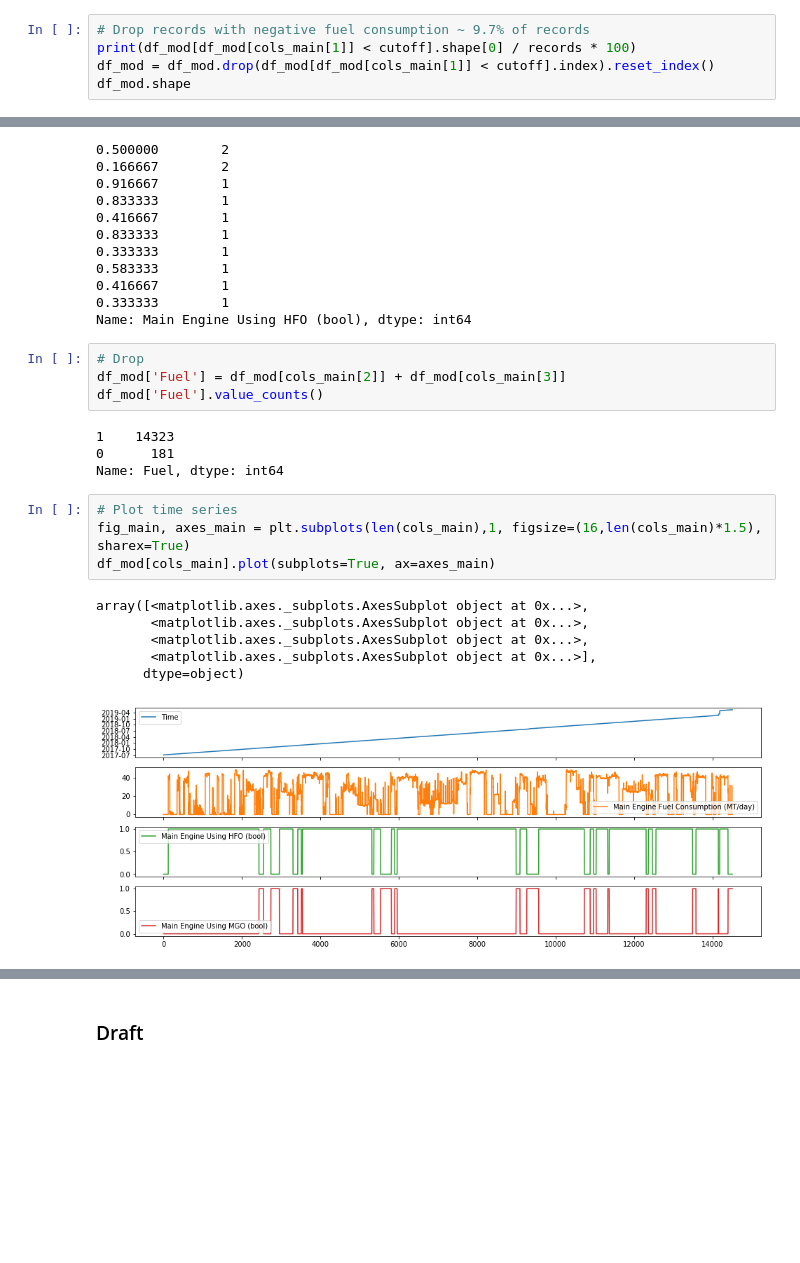
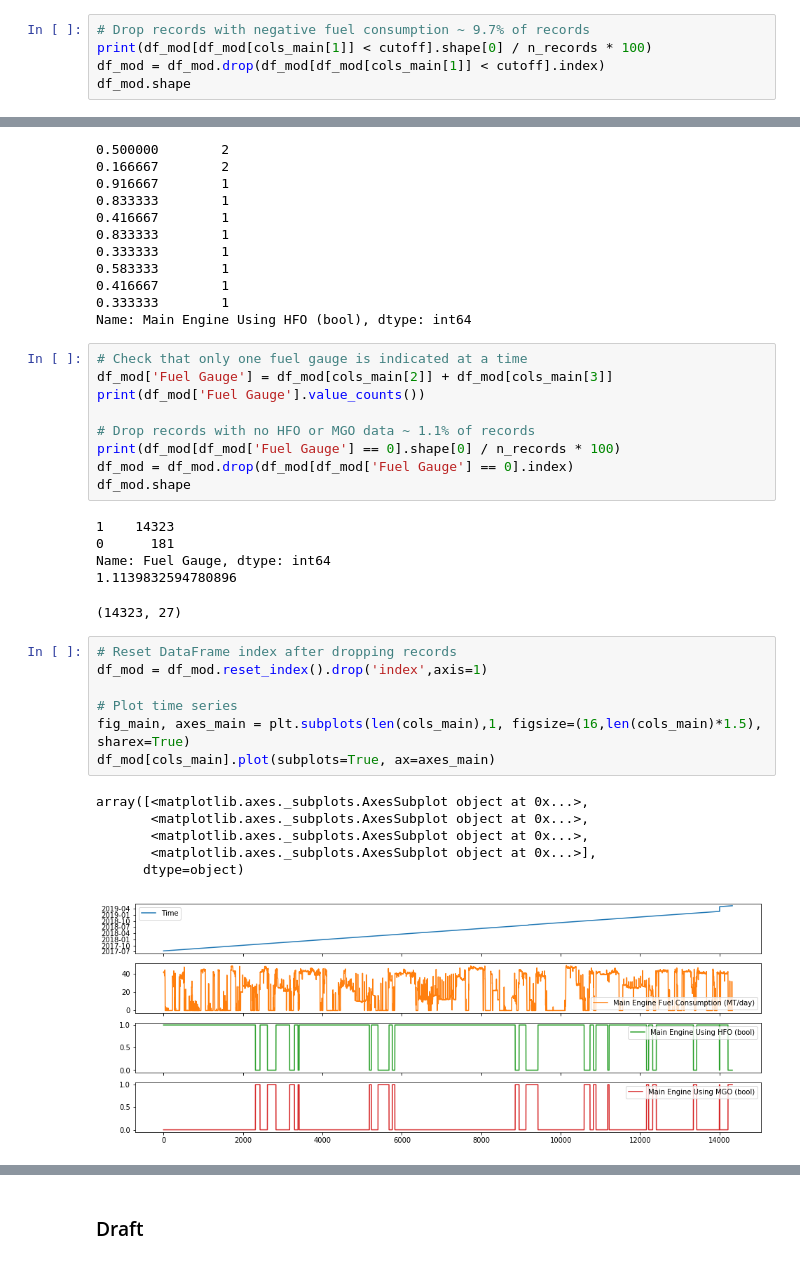
Before and after one commit to acdick/dynamic_speed_optimization, a Jupyter notebook: src/Ship_Performance.ipynb, the cells around one changed output, grey strips where cells are left out. Cells and saved outputs as stored; diff of their text form; blank space fills up the shorter version.

Commit message:
added EDA for fuel sources

```diff
--- a/src/Ship_Performance.ipynb
+++ b/src/Ship_Performance.ipynb
@@ -146,8 +149,8 @@ df_mod[df_mod[cols_main[1]] < cutoff][cols_main].head()
 | 14236 | 2019-02-19 22:00:00 | -10.121793 | 0.0 | 1.0 |
 # %%
 # Drop records with negative fuel consumption ~ 9.7% of records
-print(df_mod[df_mod[cols_main[1]] < cutoff].shape[0] / records * 100)
-df_mod = df_mod.drop(df_mod[df_mod[cols_main[1]] < cutoff].index).reset_index()
+print(df_mod[df_mod[cols_main[1]] < cutoff].shape[0] / n_records * 100)
+df_mod = df_mod.drop(df_mod[df_mod[cols_main[1]] < cutoff].index)
 df_mod.shape
 # %% [output]
 9.724273756770065
@@ -190,22 +195,32 @@ df_mod[cols_main[3]] = df_mod[cols_main[3]].astype('int64')
 0.416667        1
 0.333333        1
 Name: Main Engine Using HFO (bool), dtype: int64
-# %%
-# Drop
-df_mod['Fuel'] = df_mod[cols_main[2]] + df_mod[cols_main[3]]
-df_mod['Fuel'].value_counts()
-# %% [output]
-1    14323
-0      181
-Name: Fuel, dtype: int64
+# %%
+# Check that only one fuel gauge is indicated at a time
+df_mod['Fuel Gauge'] = df_mod[cols_main[2]] + df_mod[cols_main[3]]
+print(df_mod['Fuel Gauge'].value_counts())
+
+# Drop records with no HFO or MGO data ~ 1.1% of records
+print(df_mod[df_mod['Fuel Gauge'] == 0].shape[0] / n_records * 100)
+df_mod = df_mod.drop(df_mod[df_mod['Fuel Gauge'] == 0].index)
+df_mod.shape
+# %% [output]
+1    14323
+0      181
+Name: Fuel Gauge, dtype: int64
+1.1139832594780896
+(14323, 27)
 # %%
+# Reset DataFrame index after dropping records
+df_mod = df_mod.reset_index().drop('index',axis=1)
+
 # Plot time series
 fig_main, axes_main = plt.subplots(len(cols_main),1, figsize=(16,len(cols_main)*1.5), sharex=True)
 df_mod[cols_main].plot(subplots=True, ax=axes_main)
 # %% [output]
 array([<matplotlib.axes._subplots.AxesSubplot object at 0x...>,
        <matplotlib.axes._subplots.AxesSubplot object at 0x...>,
        <matplotlib.axes._subplots.AxesSubplot object at 0x...>,
        <matplotlib.axes._subplots.AxesSubplot object at 0x...>],
       dtype=object)
-[figure, old version]
+[figure, new version]
```
Also changed, not shown: parts of 27 cells of this notebook.
